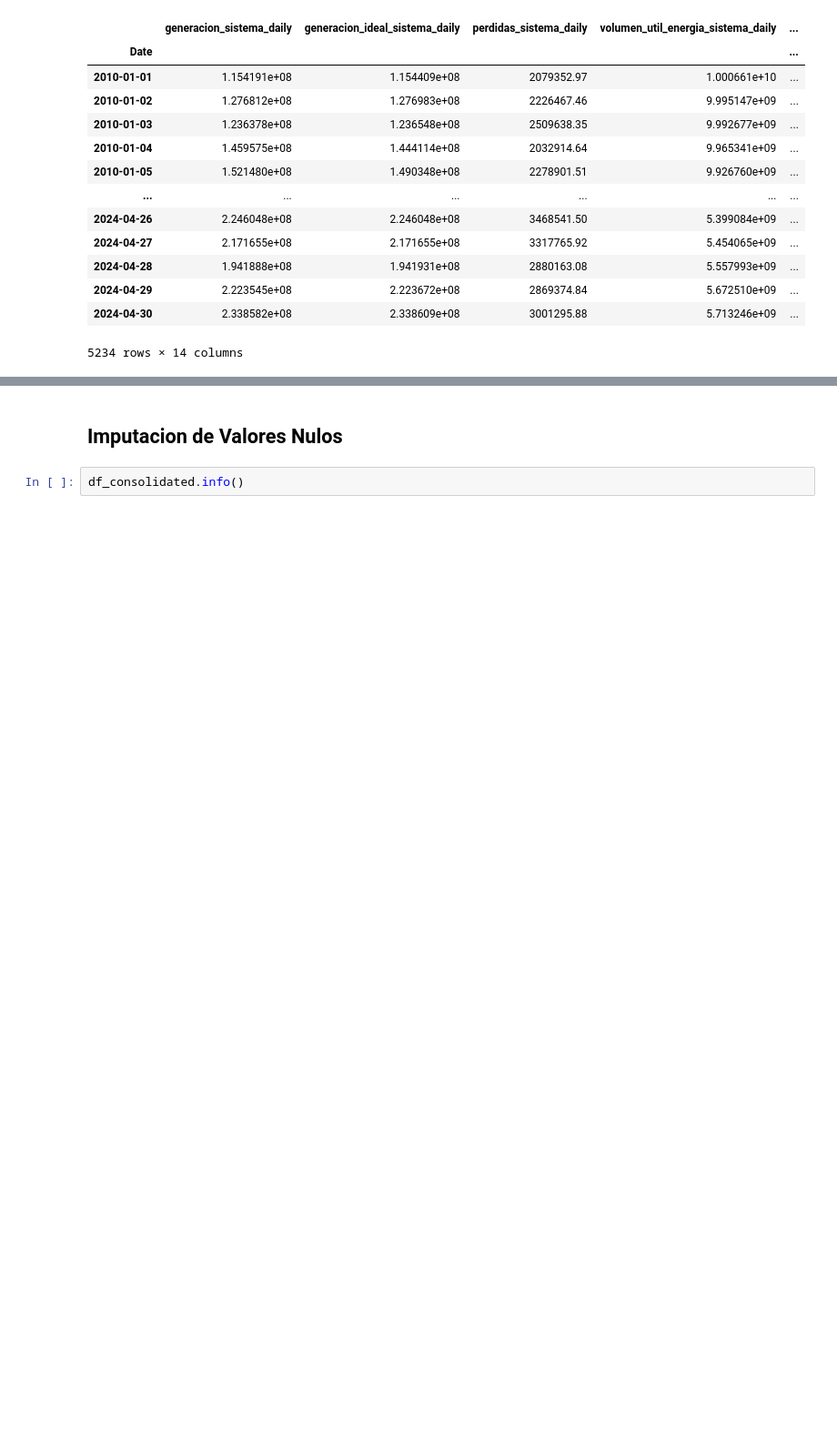
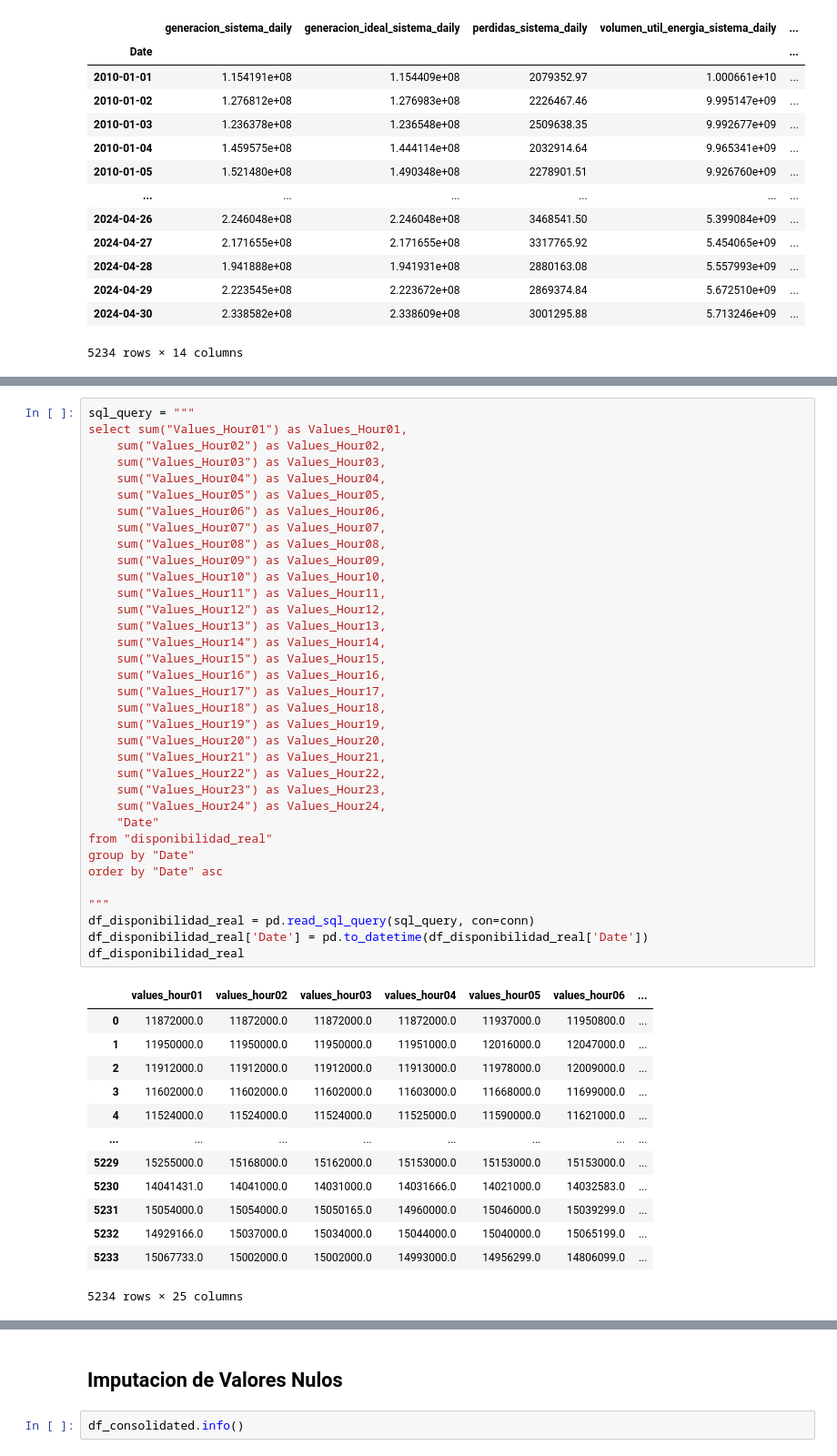
Before and after one commit to sistema-electrico-colombia/transform-EDA, a Jupyter notebook: transformaciones_analitica.ipynb, the cells around one changed output, grey strips where cells are left out. Shown at 91% size. Saved outputs shown, nothing was run; the diff lists cells and outputs as text; blank space fills up the shorter version.

```diff
--- a/transformaciones_analitica.ipynb
+++ b/transformaciones_analitica.ipynb
@@ -1096,0 +1103,49 @@ df_consolidated
+# %%
+sql_query = """
+select sum("Values_Hour01") as Values_Hour01,
+	sum("Values_Hour02") as Values_Hour02,
+	sum("Values_Hour03") as Values_Hour03,
+	sum("Values_Hour04") as Values_Hour04,
+	sum("Values_Hour05") as Values_Hour05,
+	sum("Values_Hour06") as Values_Hour06,
+	sum("Values_Hour07") as Values_Hour07,
+	sum("Values_Hour08") as Values_Hour08,
+	sum("Values_Hour09") as Values_Hour09,
+	sum("Values_Hour10") as Values_Hour10,
+	sum("Values_Hour11") as Values_Hour11,
+	sum("Values_Hour12") as Values_Hour12,
+	sum("Values_Hour13") as Values_Hour13,
+	sum("Values_Hour14") as Values_Hour14,
+	sum("Values_Hour15") as Values_Hour15,
+	sum("Values_Hour16") as Values_Hour16,
+	sum("Values_Hour17") as Values_Hour17,
+	sum("Values_Hour18") as Values_Hour18,
+	sum("Values_Hour19") as Values_Hour19,
+	sum("Values_Hour20") as Values_Hour20,
+	sum("Values_Hour21") as Values_Hour21,
+	sum("Values_Hour22") as Values_Hour22,
+	sum("Values_Hour23") as Values_Hour23,
+	sum("Values_Hour24") as Values_Hour24,
+	"Date"
+from "disponibilidad_real"
+group by "Date"
+order by "Date" asc
+
+"""
+df_disponibilidad_real = pd.read_sql_query(sql_query, con=conn)
+df_disponibilidad_real['Date'] = pd.to_datetime(df_disponibilidad_real['Date'])
+df_disponibilidad_real
+# %% [output]
+|  | values_hour01 | values_hour02 | values_hour03 | values_hour04 | values_hour05 | values_hour06 | ... |
+| 0 | 11872000.0 | 11872000.0 | 11872000.0 | 11872000.0 | 11937000.0 | 11950800.0 | ... |
+| 1 | 11950000.0 | 11950000.0 | 11950000.0 | 11951000.0 | 12016000.0 | 12047000.0 | ... |
+| 2 | 11912000.0 | 11912000.0 | 11912000.0 | 11913000.0 | 11978000.0 | 12009000.0 | ... |
+| 3 | 11602000.0 | 11602000.0 | 11602000.0 | 11603000.0 | 11668000.0 | 11699000.0 | ... |
+| 4 | 11524000.0 | 11524000.0 | 11524000.0 | 11525000.0 | 11590000.0 | 11621000.0 | ... |
+| ... | ... | ... | ... | ... | ... | ... | ... |
+| 5229 | 15255000.0 | 15168000.0 | 15162000.0 | 15153000.0 | 15153000.0 | 15153000.0 | ... |
+| 5230 | 14041431.0 | 14041000.0 | 14031000.0 | 14031666.0 | 14021000.0 | 14032583.0 | ... |
+| 5231 | 15054000.0 | 15054000.0 | 15050165.0 | 14960000.0 | 15046000.0 | 15039299.0 | ... |
+| 5232 | 14929166.0 | 15037000.0 | 15034000.0 | 15044000.0 | 15040000.0 | 15065199.0 | ... |
+| 5233 | 15067733.0 | 15002000.0 | 15002000.0 | 14993000.0 | 14956299.0 | 14806099.0 | ... |
+5234 rows × 25 columns
```
Also changed, not shown: parts of 7 cells of this notebook, 2 other files.
